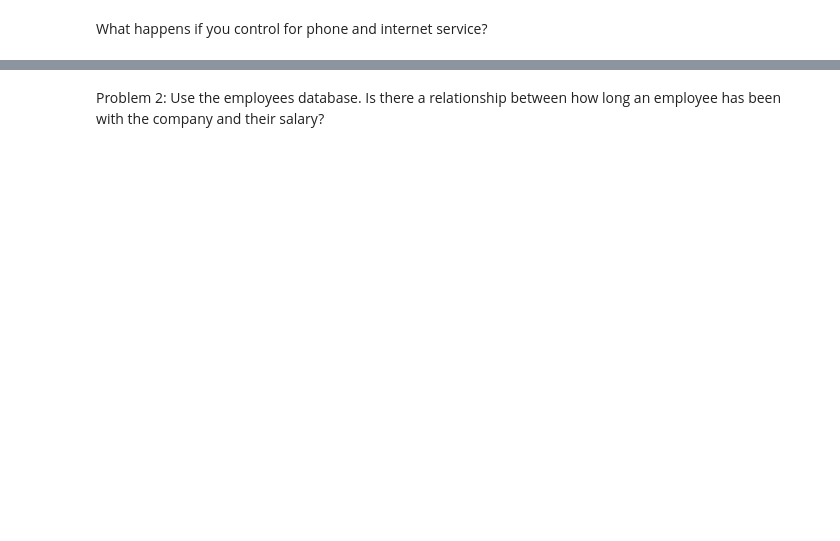
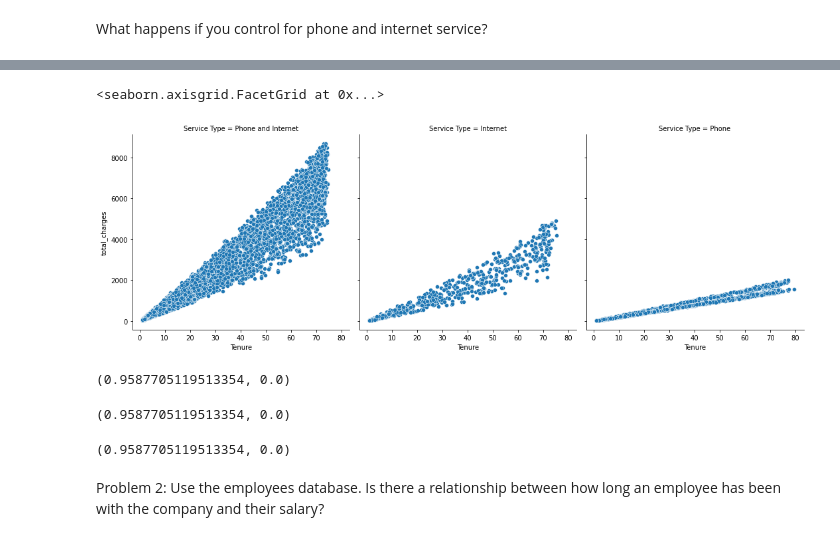
Before and after one commit to mwboiss/statistics-exercises, a Jupyter notebook: hypothesis_testing.ipynb, the cells around one changed output, grey strips where cells are left out. Cells and saved outputs as stored; diff of their text form; code cells hidden in the pictures; blank space fills up the shorter version.

```diff
--- a/hypothesis_testing.ipynb
+++ b/hypothesis_testing.ipynb
@@ -191,3 +295,26 @@ What happens if you control for phone and internet service?
+# %%
+sns.relplot(data=telco, x = 'Tenure', y = 'total_charges', col = 'Service Type')
+# %% [output]
+<seaborn.axisgrid.FacetGrid at 0x...>
+[figure, added]
+# %%
+phone_internet = telco[telco['Service Type'] == 'Phone and Internet']
+r, p = stats.pearsonr(phone_internet.Tenure, phone_internet.total_charges)
+r, p
+# %% [output]
+(0.9587705119513354, 0.0)
+# %%
+internet = telco[telco['Service Type'] == 'Phone and Internet']
+r, p = stats.pearsonr(internet.Tenure, internet.total_charges)
+r, p
+# %% [output]
+(0.9587705119513354, 0.0)
+# %%
+phone = telco[telco['Service Type'] == 'Phone and Internet']
+r, p = stats.pearsonr(phone.Tenure, phone.total_charges)
+r, p
+# %% [output]
+(0.9587705119513354, 0.0)
 # %% [markdown]
 Problem 2: Use the employees database.
 Is there a relationship between how long an employee has been with the company and their salary?
```
Also changed, not shown: parts of 34 cells of this notebook.
